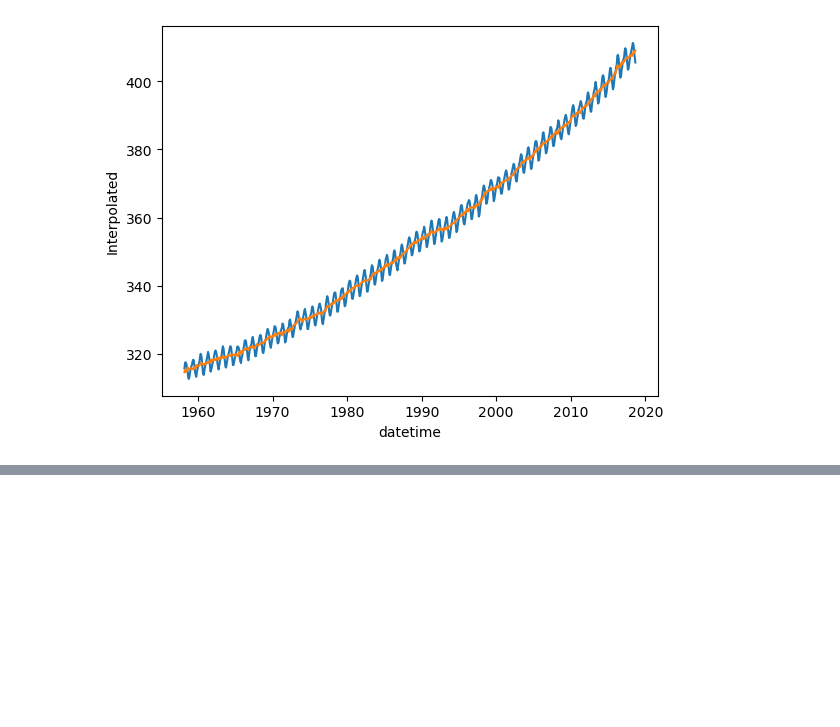
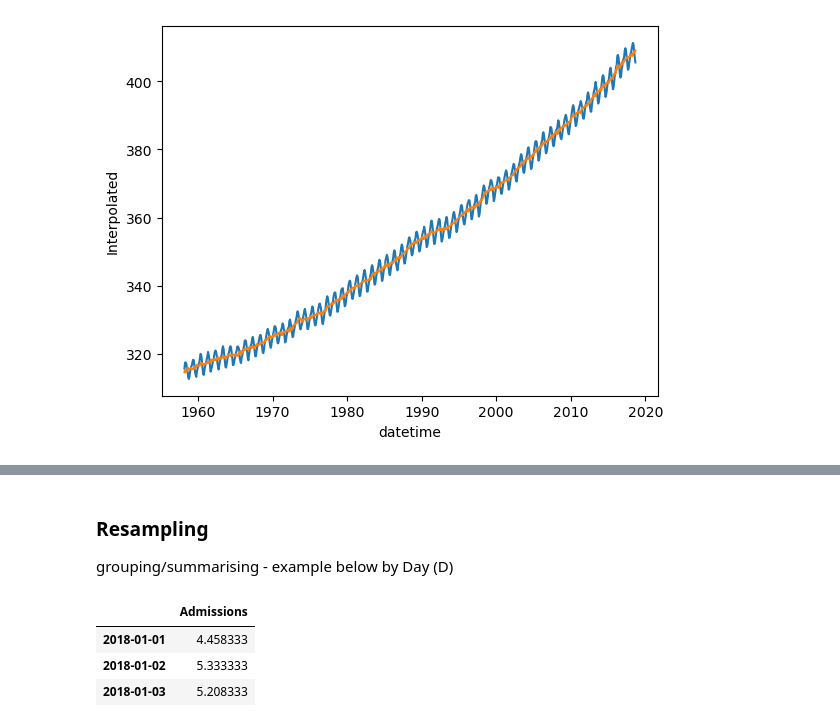
Before and after one commit to PeeBs68/mywork, a Jupyter notebook: prog_da_week6.ipynb, the cells around one changed output, grey strips where cells are left out. Saved outputs shown, nothing was run; the diff lists cells and outputs as text; code cells hidden in the pictures; blank space fills up the shorter version.

```diff
--- a/prog_da_week6.ipynb
+++ b/prog_da_week6.ipynb
@@ -81,0 +170,11 @@ sns.lineplot(data=df, x='datetime', y='Trend')
+# %% [markdown]
+### Resampling
+
+grouping/summarising - example below by Day (D)
+# %%
+ts.resample("D").mean()
+# %% [output]
+|  | Admissions |
+| 2018-01-01 | 4.458333 |
+| 2018-01-02 | 5.333333 |
+| 2018-01-03 | 5.208333 |
```
Also changed, not shown: parts of 13 cells of this notebook.
